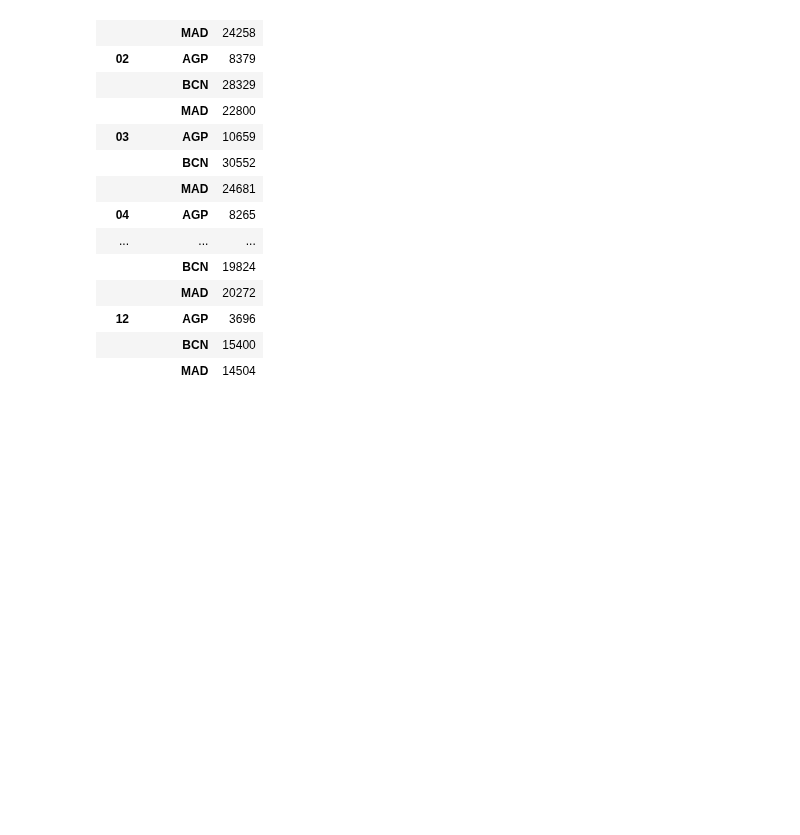
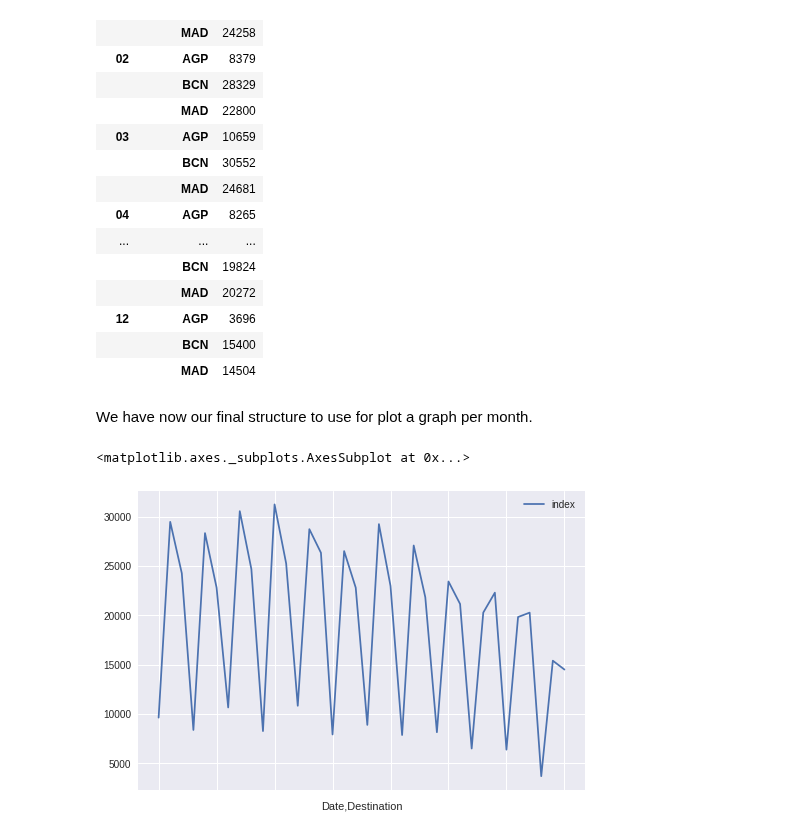
Before and after one commit to jangeloni/challenge_amadeus, a Jupyter notebook: third_exercise.ipynb, the cells around one changed output. Cells and saved outputs as stored; diff of their text form; code cells hidden in the pictures; blank space fills up the shorter version.

Commit message:
FIRST TRY WITH PLOT FROM PANDAS

```diff
--- a/third_exercise.ipynb
+++ b/third_exercise.ipynb
@@ -260,3 +262,13 @@ FINAL_STR
 | 12 | AGP | 3696 |
 |  | BCN | 15400 |
 |  | MAD | 14504 |
+# %% [markdown]
+We have now our final structure to use for plot a graph per month.
+# %%
+#PLOT PART
+#Note we have never tried to plot directly with pandas
+
+FINAL_STR.plot()
+# %% [output]
+<matplotlib.axes._subplots.AxesSubplot at 0x...>
+[figure, added]
```
Also changed, not shown: parts of 1 cell of this notebook.
